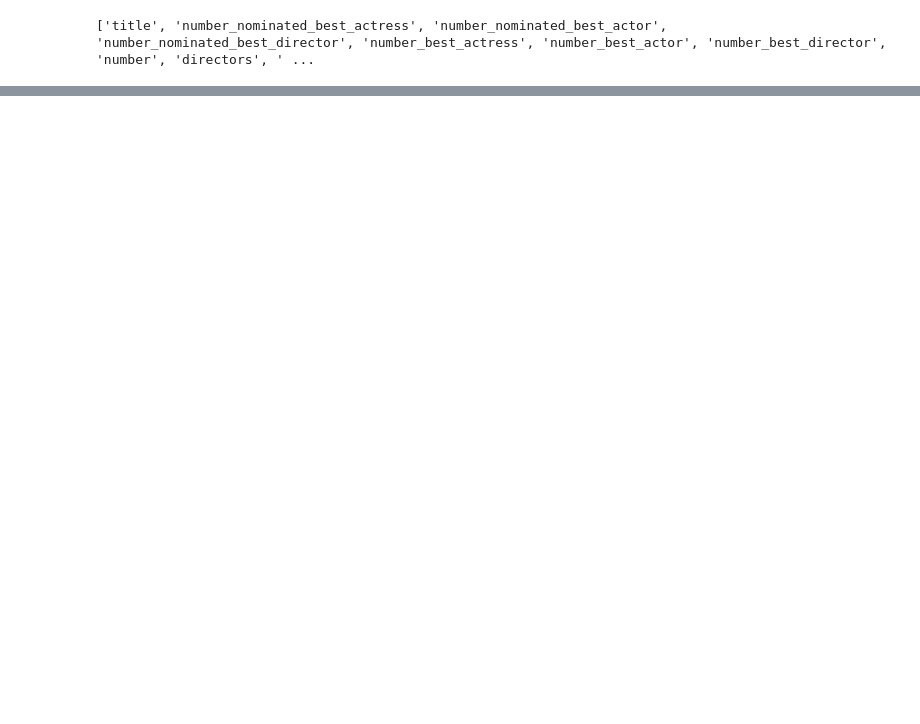
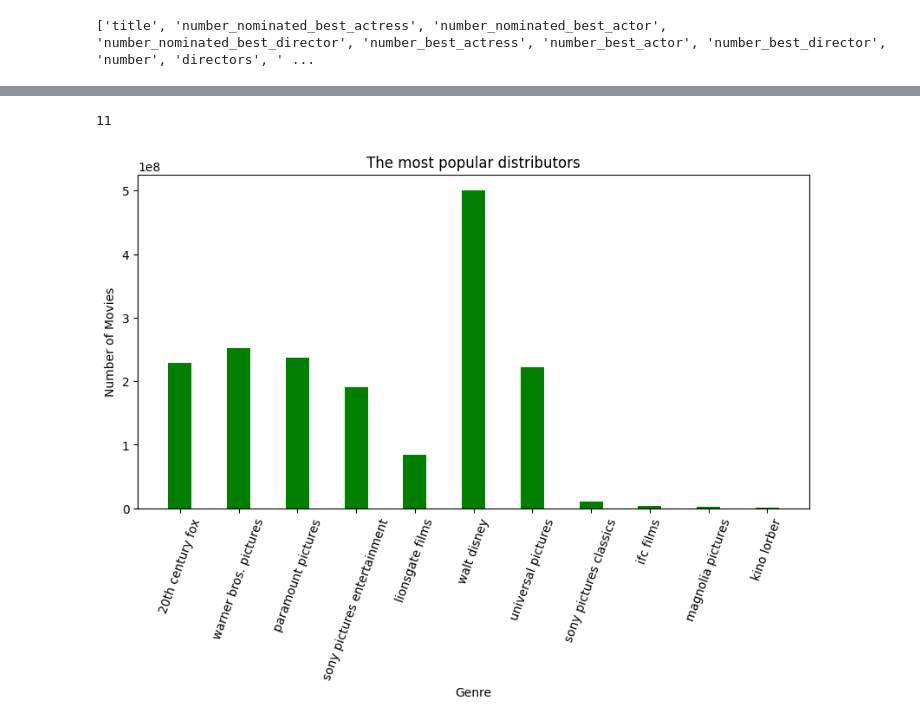
Before and after one commit to vutriancode/BI_project, a Jupyter notebook: predict_model/movie_prediction.ipynb, the cells around one changed output, grey strips where cells are left out. Drawn from its saved outputs; the diff is of its cells as text; code cells hidden in the pictures; blank space fills up the shorter version.

```diff
--- a/predict_model/movie_prediction.ipynb
+++ b/predict_model/movie_prediction.ipynb
@@ -263,3 +248,5 @@ print(imdb.columns.tolist())
 ['title', 'number_nominated_best_actress', 'number_nominated_best_actor', 'number_nominated_best_director', 'number_best_actress', 'number_best_actor', 'number_best_director', 'number', 'directors', ' ...
 # %%
 imdb.to_json("data_dummies.json",orient="records")
+# %%
+distributor_list = set(distributor_list)
@@ -265,0 +312,6 @@ imdb.to_json("data_dummies.json",orient="records")
+# %%
+list_distributors_most = []
+for i in count_distributors.keys():
+    if  count_distributors[i]["count"]>=20:
+        list_distributors_most.append(i)
+print(len(list_distributors_most))
@@ -265,0 +320,6 @@ imdb.to_json("data_dummies.json",orient="records")
+# %%
+list_distributors_most = {}
+for i in count_distributors.keys():
+    if  count_distributors[i]["count"]>=90:
+        list_distributors_most[i] = count_distributors[i]["count"]
+print(len(list_distributors_most))
@@ -265,0 +352,32 @@ imdb.to_json("data_dummies.json",orient="records")
+# %%
+list_distributors_most = {}
+for i in count_distributors.keys():
+    if  count_distributors[i]["count"]>=90:
+        list_distributors_most[i] = count_distributors[i]["total_revenue"]/count_distributors[i]["count"]
+print(len(list_distributors_most))
+# %% [output]
+11
+# %%
+
+import numpy as np
+import matplotlib.pyplot as plt
+
+
+# creating the dataset
+data = list_distributors_most
+courses = list(data.keys())
+values = list(data.values())
+
+fig = plt.figure(figsize = (10, 5))
+
+# creating the bar plot
+plt.bar(courses, values, color ='green',
+        width = 0.4)
+
+plt.xlabel("Genre")
+plt.xticks(rotation =70)
+plt.ylabel("Number of Movies")
+plt.title("The most popular distributors")
+plt.show()
+# %% [output]
+[figure, added]
```
Also changed, not shown: parts of 59 cells of this notebook, 23 other files.
